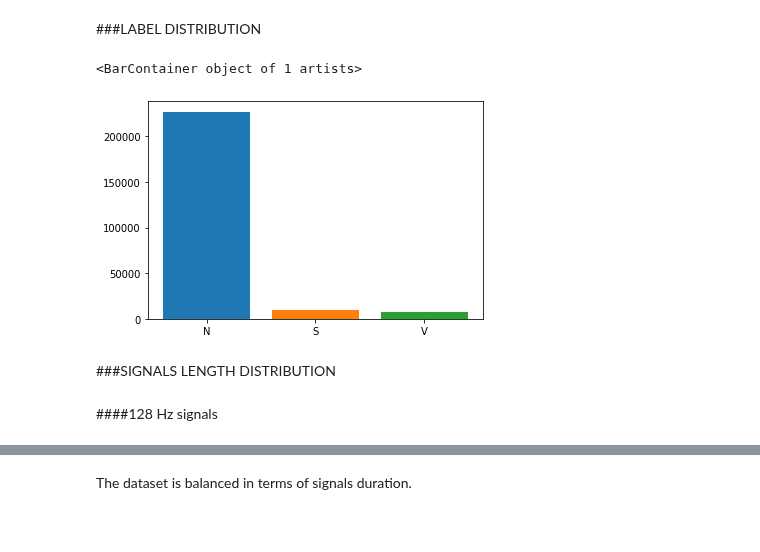
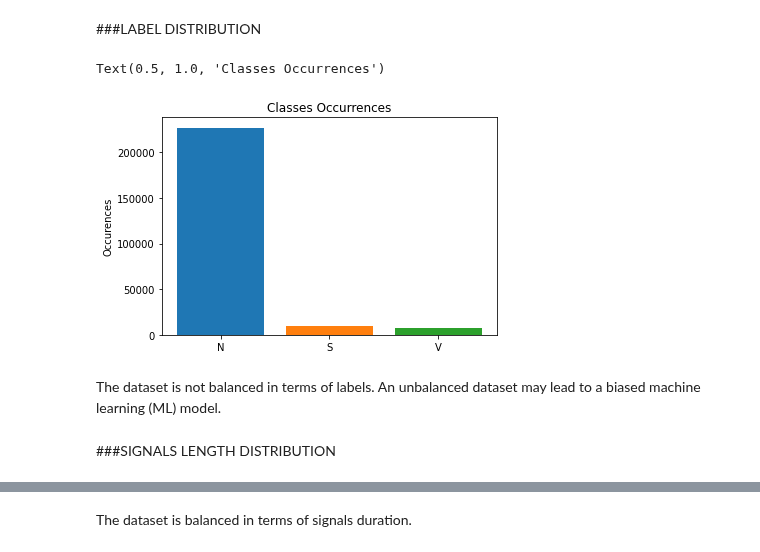
Before and after one commit to alice202122/AI_PROJECT, a Jupyter notebook: AI_Assignment.ipynb, the cells around one changed output, grey strips where cells are left out. Saved outputs shown, nothing was run; the diff lists cells and outputs as text; code cells hidden in the pictures; blank space fills up the shorter version.

Commit message:
aggiunti altri plot

```diff
--- a/AI_Assignment.ipynb
+++ b/AI_Assignment.ipynb
@@ -117,23 +117,27 @@ for patient in range(num_files):
 # %%
 N = []            # list initialization
 S = []            # list initialization
 V = []            # list initialization
 anns = 2          # anns are stored in the third column of the data matrix
 
 for patient in range(num_files):      # scrolls patient by patient
-  for i in data[patient][2]:
+  for i in data[patient][anns]:
     if i == 'N':
       N.append('N')                   # store N beats in a list
     elif i == 'S':
       S.append('S')                   # store S beats in a list
     elif i == 'V':
       V.append('V')                   # store V beats in a list
 
-plt.bar('N',len(N))
-plt.bar('S',len(S))
-plt.bar('V',len(V))
+plt.bar('N', len(N))
+plt.bar('S', len(S))
+plt.bar('V', len(V))
+plt.ylabel('Occurences')
+plt.title('Classes Occurrences')
 # %% [output]
-<BarContainer object of 1 artists>
+Text(0.5, 1.0, 'Classes Occurrences')
-[figure, old version]
+[figure, new version]
+# %% [markdown]
+The dataset is not balanced in terms of labels. An unbalanced dataset may lead to a biased machine learning (ML) model.
 # %% [markdown]
 ###SIGNALS LENGTH DISTRIBUTION
@@ -155,3 +144 @@ def signals_lenght_distr(input_directory, last_character, fs):
-# %% [markdown]
-####128 Hz signals
 # %%
```
Also changed, not shown: parts of 7 cells of this notebook.
